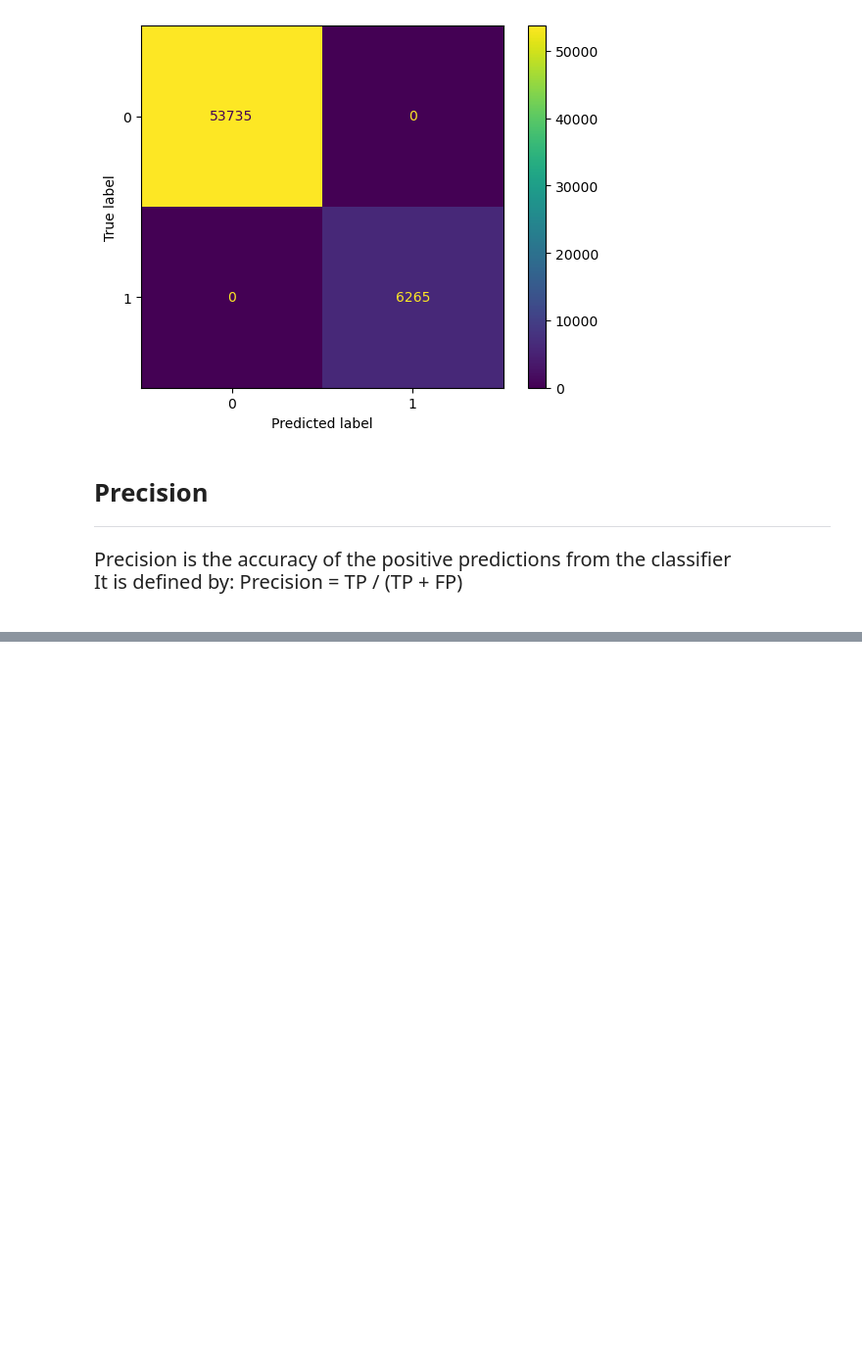
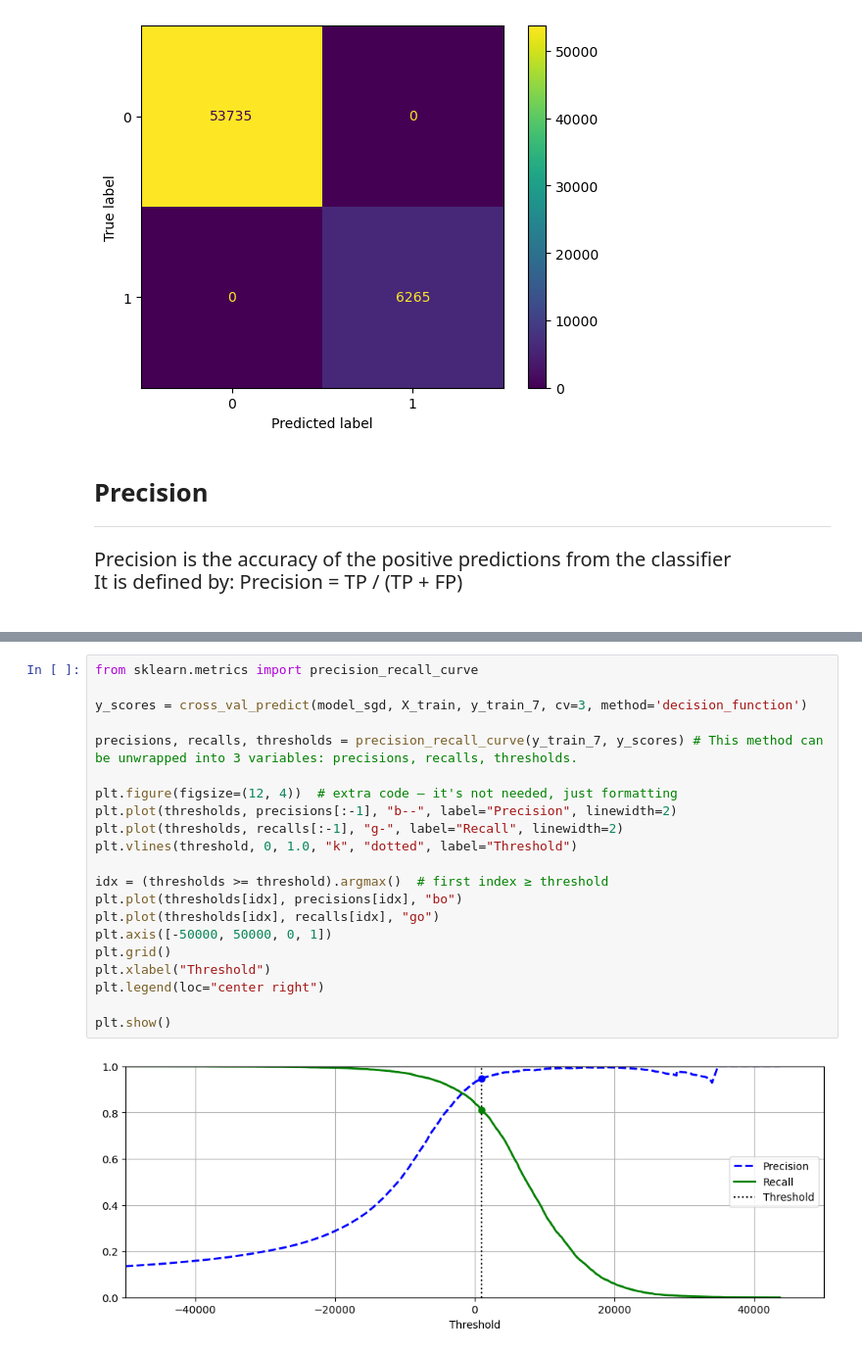
Before and after one commit to edmar-bevilaqua/data_science, a Jupyter notebook: MNIST/MNIST Classfication.ipynb, the cells around one changed output, grey strips where cells are left out. Shown: that part at 98% size. Drawn from its saved outputs; the diff is of its cells as text; blank space fills up the shorter version.

```diff
--- a/MNIST/MNIST Classfication.ipynb
+++ b/MNIST/MNIST Classfication.ipynb
@@ -349,0 +515,23 @@ plt.show()
+# %%
+from sklearn.metrics import precision_recall_curve
+
+y_scores = cross_val_predict(model_sgd, X_train, y_train_7, cv=3, method='decision_function')
+
+precisions, recalls, thresholds = precision_recall_curve(y_train_7, y_scores) # This method can be unwrapped into 3 variables: precisions, recalls, thresholds.
+
+plt.figure(figsize=(12, 4))  # extra code – it's not needed, just formatting
+plt.plot(thresholds, precisions[:-1], "b--", label="Precision", linewidth=2)
+plt.plot(thresholds, recalls[:-1], "g-", label="Recall", linewidth=2)
+plt.vlines(threshold, 0, 1.0, "k", "dotted", label="Threshold")
+
+idx = (thresholds >= threshold).argmax()  # first index ≥ threshold
+plt.plot(thresholds[idx], precisions[idx], "bo")
+plt.plot(thresholds[idx], recalls[idx], "go")
+plt.axis([-50000, 50000, 0, 1])
+plt.grid()
+plt.xlabel("Threshold")
+plt.legend(loc="center right")
+
+plt.show()
+# %% [output]
+[figure, added]
```
Also changed, not shown: parts of 17 cells of this notebook.
